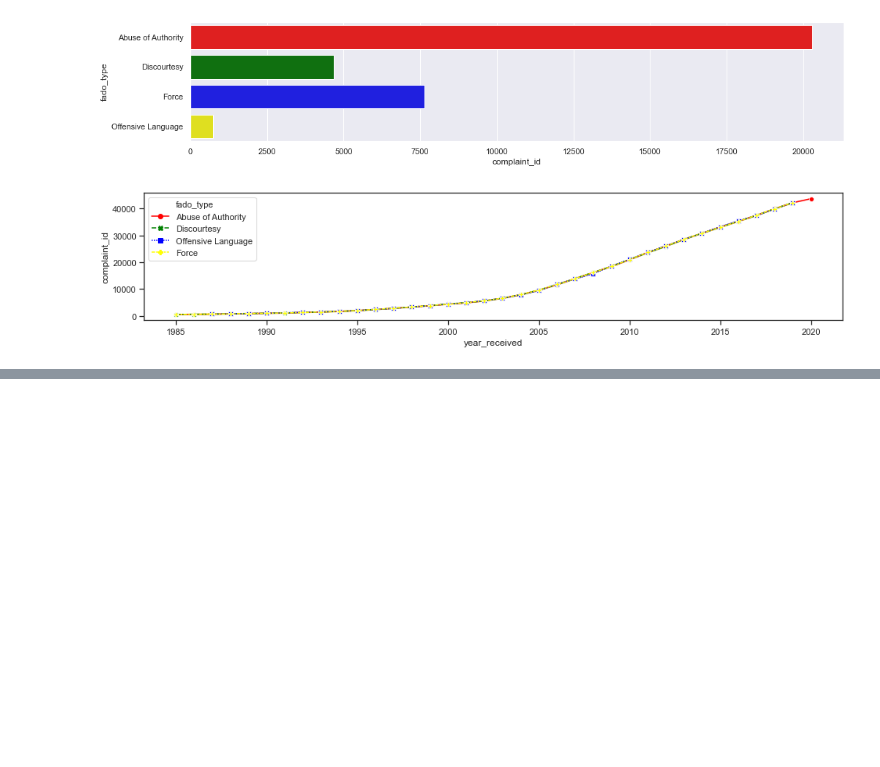
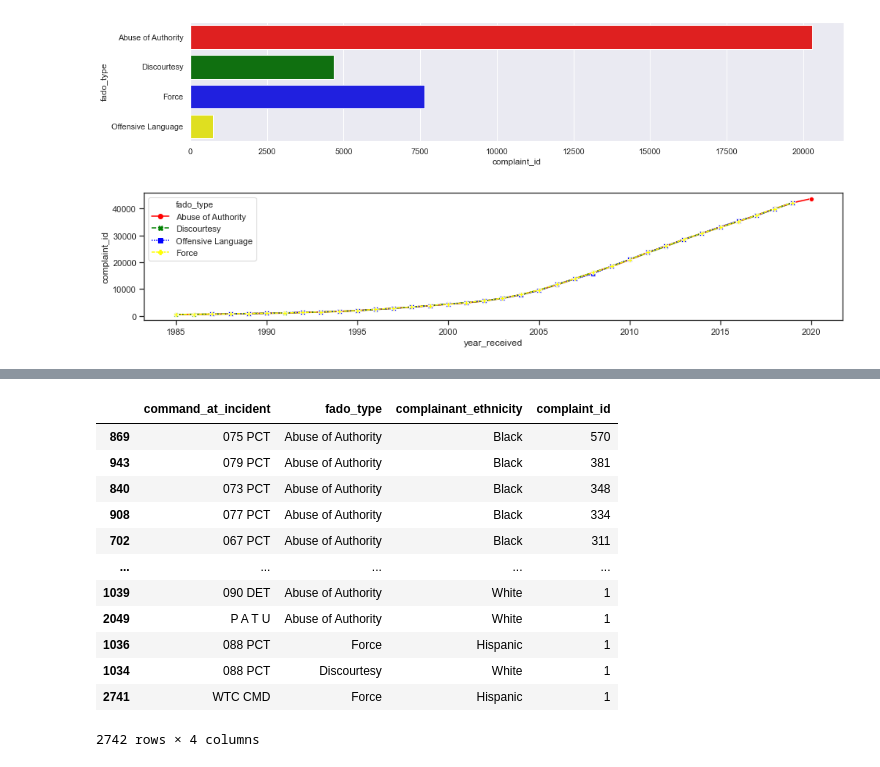
Before and after one commit to jon-ayala/NYPD_CIVILIAN_COMPLAINTS, a Jupyter notebook: CCRB-Complaint_Data_202007261025/NYPD Civilian Complaints.ipynb, the cells around one changed output, grey strips where cells are left out. Cells and saved outputs as stored; diff of their text form; code cells hidden in the pictures; blank space fills up the shorter version.

```diff
--- a/CCRB-Complaint_Data_202007261025/NYPD Civilian Complaints.ipynb
+++ b/CCRB-Complaint_Data_202007261025/NYPD Civilian Complaints.ipynb
@@ -150,0 +194,21 @@ ax = sns.lineplot(x = 'year_received', y = 'complaint_id', data = df, style = 'f
+# %%
+# Percentage of complaint type by precinct and complainant race
+pct_cp = df.groupby(['command_at_incident', 'fado_type', 'complainant_ethnicity'])['complaint_id'].count().reset_index()
+pct_cp
+
+pctcp_sorted = pct_cp.sort_values(['complaint_id'], ascending=[False])
+pctcp_sorted
+# %% [output]
+|  | command_at_incident | fado_type | complainant_ethnicity | complaint_id |
+| 869 | 075 PCT | Abuse of Authority | Black | 570 |
+| 943 | 079 PCT | Abuse of Authority | Black | 381 |
+| 840 | 073 PCT | Abuse of Authority | Black | 348 |
+| 908 | 077 PCT | Abuse of Authority | Black | 334 |
+| 702 | 067 PCT | Abuse of Authority | Black | 311 |
+| ... | ... | ... | ... | ... |
+| 1039 | 090 DET | Abuse of Authority | White | 1 |
+| 2049 | P A T U | Abuse of Authority | White | 1 |
+| 1036 | 088 PCT | Force | Hispanic | 1 |
+| 1034 | 088 PCT | Discourtesy | White | 1 |
+| 2741 | WTC CMD | Force | Hispanic | 1 |
+2742 rows × 4 columns
```
Also changed, not shown: parts of 10 cells of this notebook, 2 other files.
